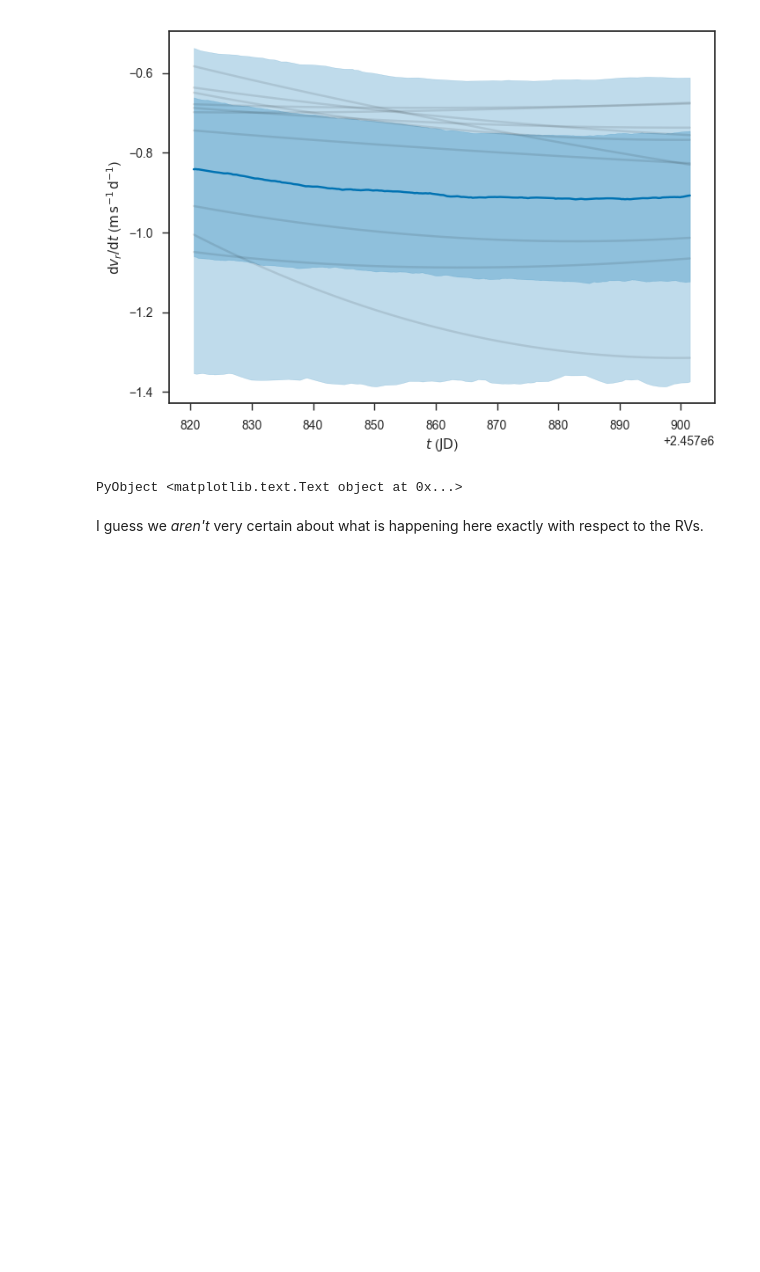
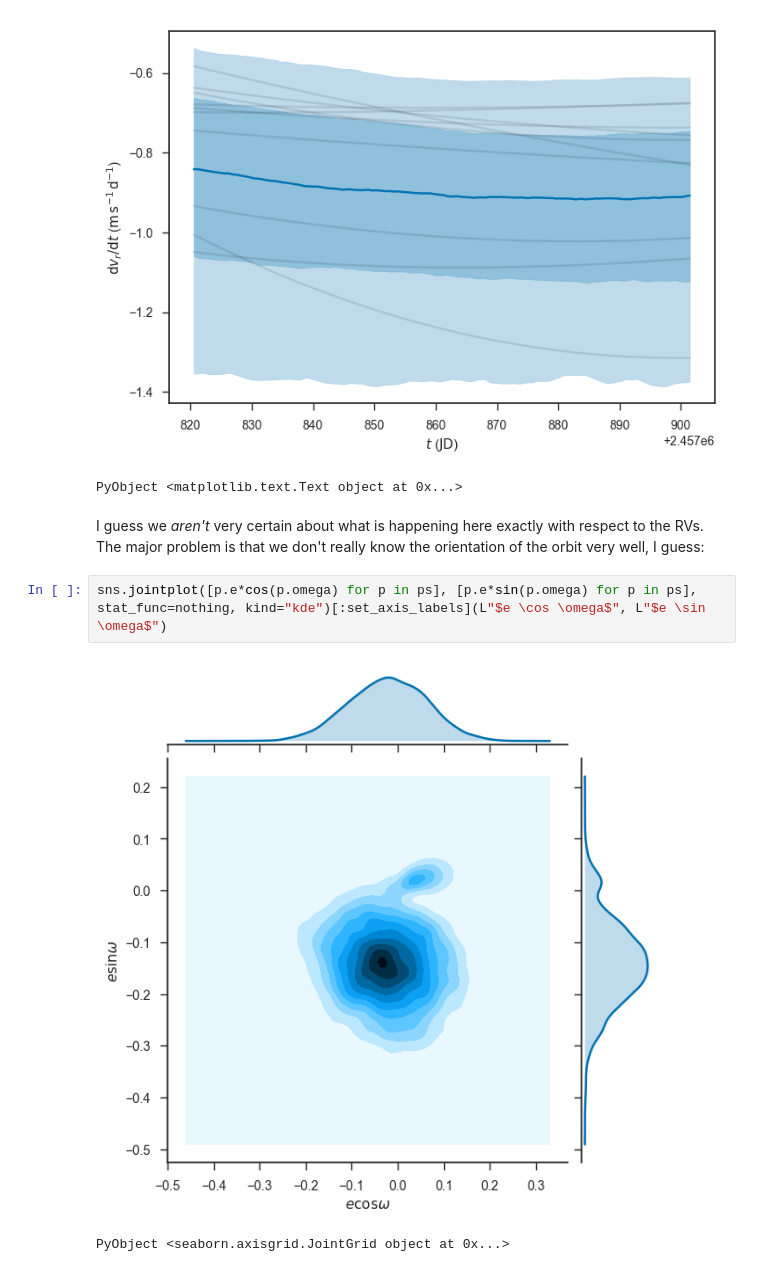
Before and after one commit to farr/Aldebaran, a Jupyter notebook: notebooks/Transits.ipynb, the cells around one changed output. Cells and saved outputs as stored; diff of their text form; blank space fills up the shorter version.

```diff
--- a/notebooks/Transits.ipynb
+++ b/notebooks/Transits.ipynb
@@ -185,4 +185,9 @@ ylabel(L"$\mathrm{d} v_r / \mathrm{d} t$ ($\mathrm{m} \, \mathrm{s}^{-1} \, \mat
 [figure]
 PyObject <matplotlib.text.Text object at 0x...>
 # %% [markdown]
-I guess we *aren't* very certain about what is happening here exactly with respect to the RVs.
+I guess we *aren't* very certain about what is happening here exactly with respect to the RVs.  The major problem is that we don't really know the orientation of the orbit very well, I guess:
+# %%
+sns.jointplot([p.e*cos(p.omega) for p in ps], [p.e*sin(p.omega) for p in ps], stat_func=nothing, kind="kde")[:set_axis_labels](L"$e \cos \omega$", L"$e \sin \omega$")
+# %% [output]
+[figure, added]
+PyObject <seaborn.axisgrid.JointGrid object at 0x...>
```
